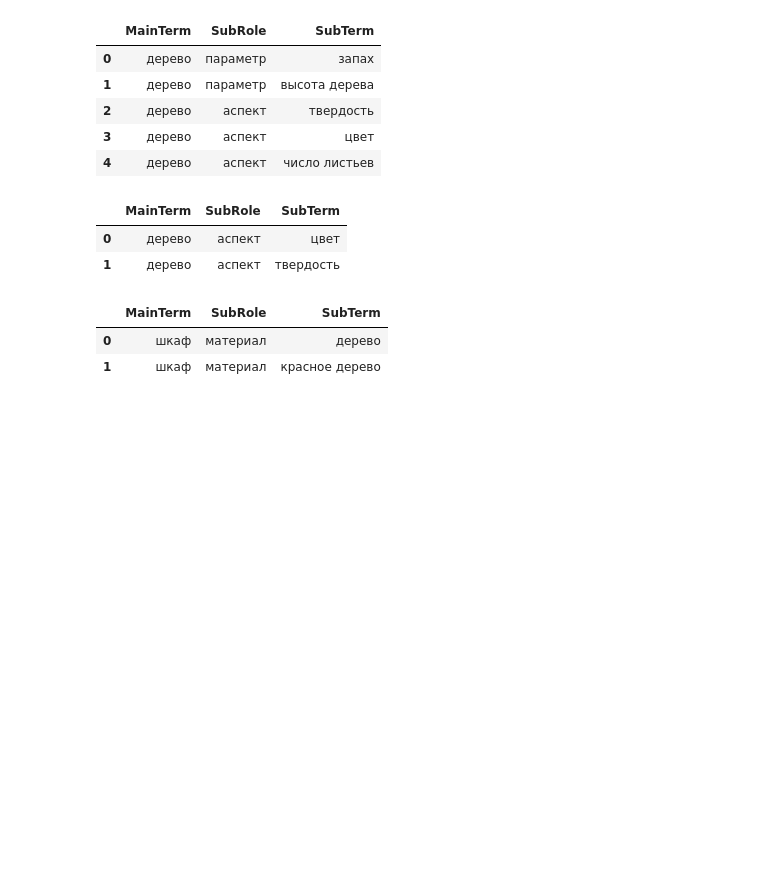
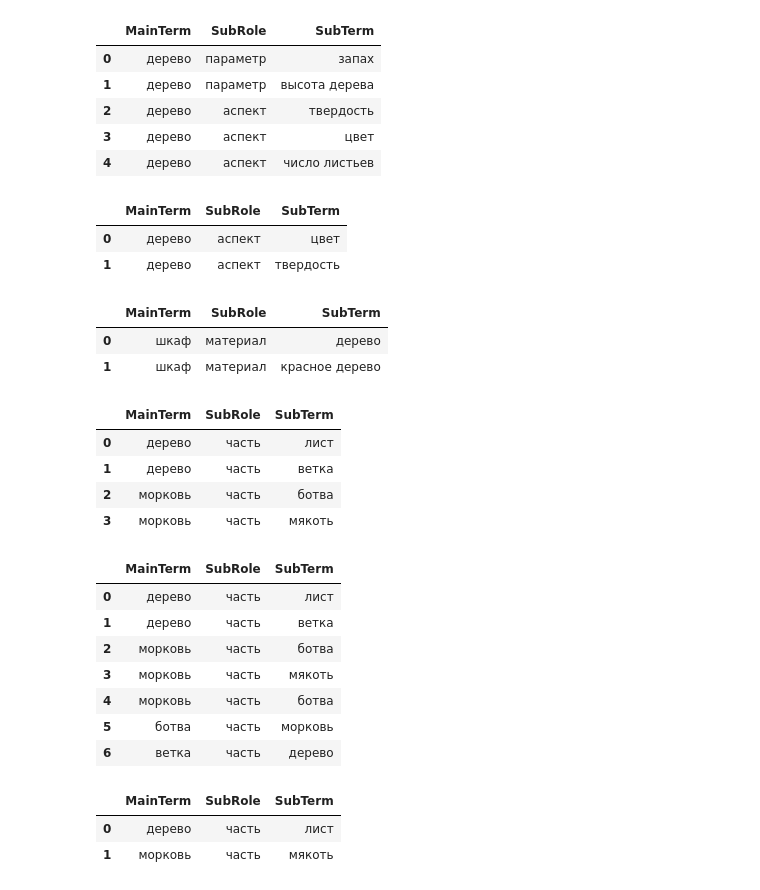
Before and after one commit to Polina-Stepanova/ontology_building_automation, a Jupyter notebook: ontology_building_automation_all_4_modules.ipynb, the cells around one changed output. Saved outputs shown, nothing was run; the diff lists cells and outputs as text; code cells hidden in the pictures; blank space fills up the shorter version.

```diff
--- a/ontology_building_automation_all_4_modules.ipynb
+++ b/ontology_building_automation_all_4_modules.ipynb
@@ -647,14 +702,16 @@ onto.save(file = name_owl, format = "rdfxml")
 # Модуль реализации принципа отбора
 # %%
 #для примера использования в colab
+#! pip install razdel
+#! pip install pymorphy2 # не поддерживается для Python 3.11 и далее (замена - pymorphy3)
 from razdel import tokenize
 import pymorphy2
 morph = pymorphy2.MorphAnalyzer()
 import pandas as pd
 
-csv_tbl_src_NN="/content/drive/MyDrive/triplet_filtering__NN_rez3.csv" #адрес таблицы с результатами нейросети (mREBEL)
-csv_tbl_src_PAT="/content/drive/MyDrive/triplet_filtering__pattern_rez1.csv" #адрес таблицы с результатами LSPL-шаблонов
-csv_tbl_selected_name="/content/drive/MyDrive/csv_tbl_receiver_name.csv" #при необходимости - адрес файла сохранения результата применения функций к исходной таблице
+csv_tbl_src_NN="/content/drive/MyDrive/triplet_filtering_module_resources/triplet_filtering__NN_rez3.csv" #адрес таблицы с результатами нейросети (mREBEL)
+csv_tbl_src_PAT="/content/drive/MyDrive/triplet_filtering_module_resources/triplet_filtering__pattern_rez1.csv" #адрес таблицы с результатами LSPL-шаблонов
+csv_tbl_selected_name="/content/drive/MyDrive/triplet_filtering_module_resources/csv_tbl_receiver_name.csv" #при необходимости - адрес файла сохранения результата применения функций к исходной таблице
 csv_table_NN=pd.read_csv(csv_tbl_src_NN) #таблица с результатами нейросети (mREBEL)
 csv_table_PAT=pd.read_csv(csv_tbl_src_PAT) #таблица с результатами LSPL-шаблонов
 csv_tbl_selected=pd.DataFrame(columns=['MainTerm','SubRole','SubTerm']) #таблица для результата работы функций (функции не меняют исходную таблицу)
@@ -1038,3 +1095,51 @@ display(csv_tbl_selected)
 |  | MainTerm | SubRole | SubTerm |
 | 0 | шкаф | материал | дерево |
 | 1 | шкаф | материал | красное дерево |
+# %%
+#Удаление для определенного вида отношения (не являющегося симметричным) всех триплетов для таких пар терминов Т1 и Т2, которые встречаются в триплетах и в прямом (субъект Т1, объект Т2), и в обратном (субъект Т2, объект Т1) порядке одновременно
+def both_order_pairs_deletion(reltype,csv_tbl_src,csv_tbl_selected):
+  rel_table=csv_tbl_src[csv_tbl_src['SubRole']==reltype]# отбор всех триплетов нужного отношения
+  indexes_to_skip=[] #запоминание индексов триплетов, для которых найден хоть один с обратным порядком, индексов всех его дубликатов и индексов всех обратных ему триплетов
+  for index, row in rel_table.iterrows():
+     if (index not in indexes_to_skip):#первый раз встречаем такую пару терминов
+       reverse_versions_table=rel_table[((rel_table['MainTerm']==row['SubTerm'])&(rel_table['SubTerm']==row['MainTerm']))] # триплеты с обратным порядком
+       dup_versions_table=rel_table[((rel_table['MainTerm']==row['MainTerm'])&(rel_table['SubTerm']==row['SubTerm']))] # дубликаты для пропуска при дальнейшем просмотре таблицы
+       indexes_to_skip.extend(list(dup_versions_table.index.values)) # нужно и если есть обратные данному триплеты, и если нет - тогда это просто фильтр дубликатов
+       if (len(reverse_versions_table)>0) :
+         indexes_to_skip.extend(list(reverse_versions_table.index.values)) # обратные триплеты в оставшейся части просматриваемой таблицы убираются из дальнейшего просмотра
+       else:
+        csv_tbl_selected.loc[len(csv_tbl_selected)]=[row['MainTerm'],row['SubRole'],row['SubTerm']] # текущий триплет отбирается (в единственном экземпляре) только при отсутствии обратных
+# %%
+csv_tbl_selected.drop(csv_tbl_selected.index, inplace=True) # без обратных или дубликатов
+whole_relation('часть',csv_table_NN,csv_tbl_selected)
+display(csv_tbl_selected)
+
+csv_table_NN.loc[len(csv_table_NN)]=['морковь','часть','ботва','',''] # дубликат
+csv_table_NN.loc[len(csv_table_NN)]=['ботва','часть','морковь','',''] # обратное
+csv_table_NN.loc[len(csv_table_NN)]=['ветка', 'часть', 'дерево','',''] # обратное
+
+csv_tbl_selected.drop(csv_tbl_selected.index, inplace=True) # с добавленными обратн. и дубл.
+whole_relation('часть',csv_table_NN,csv_tbl_selected)
+display(csv_tbl_selected)
+
+# будут удалены добавленные обратные (и дубликат), и соответствующие добавленным обратным исходные триплеты
+csv_tbl_selected.drop(csv_tbl_selected.index, inplace=True) # предварительная очистка таблицы-примера с результатом отбора
+both_order_pairs_deletion("часть",csv_table_NN,csv_tbl_selected)
+display(csv_tbl_selected)
+# %% [output]
+|  | MainTerm | SubRole | SubTerm |
+| 0 | дерево | часть | лист |
+| 1 | дерево | часть | ветка |
+| 2 | морковь | часть | ботва |
+| 3 | морковь | часть | мякоть |
+|  | MainTerm | SubRole | SubTerm |
+| 0 | дерево | часть | лист |
+| 1 | дерево | часть | ветка |
+| 2 | морковь | часть | ботва |
+| 3 | морковь | часть | мякоть |
+| 4 | морковь | часть | ботва |
+| 5 | ботва | часть | морковь |
+| 6 | ветка | часть | дерево |
+|  | MainTerm | SubRole | SubTerm |
+| 0 | дерево | часть | лист |
+| 1 | морковь | часть | мякоть |
```
Also changed, not shown: parts of 12 cells of this notebook.
